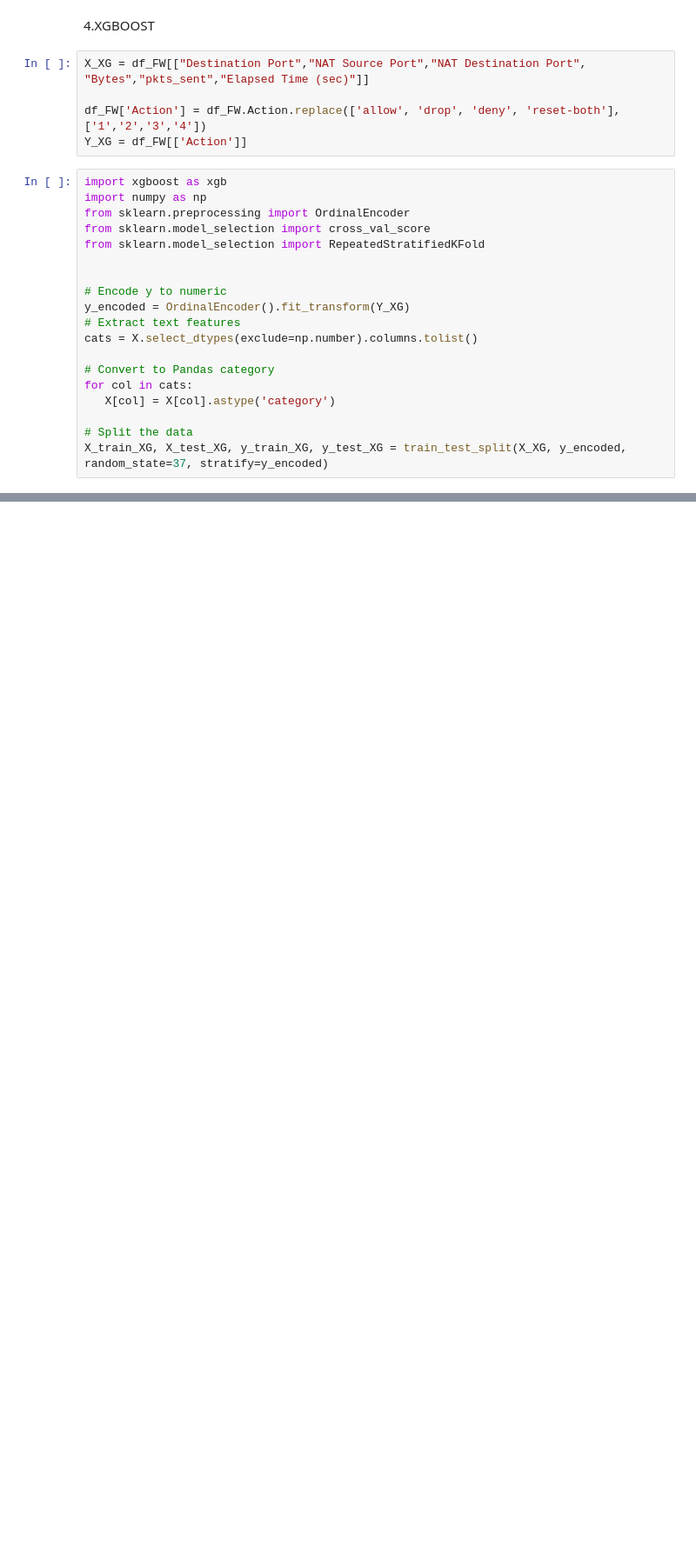
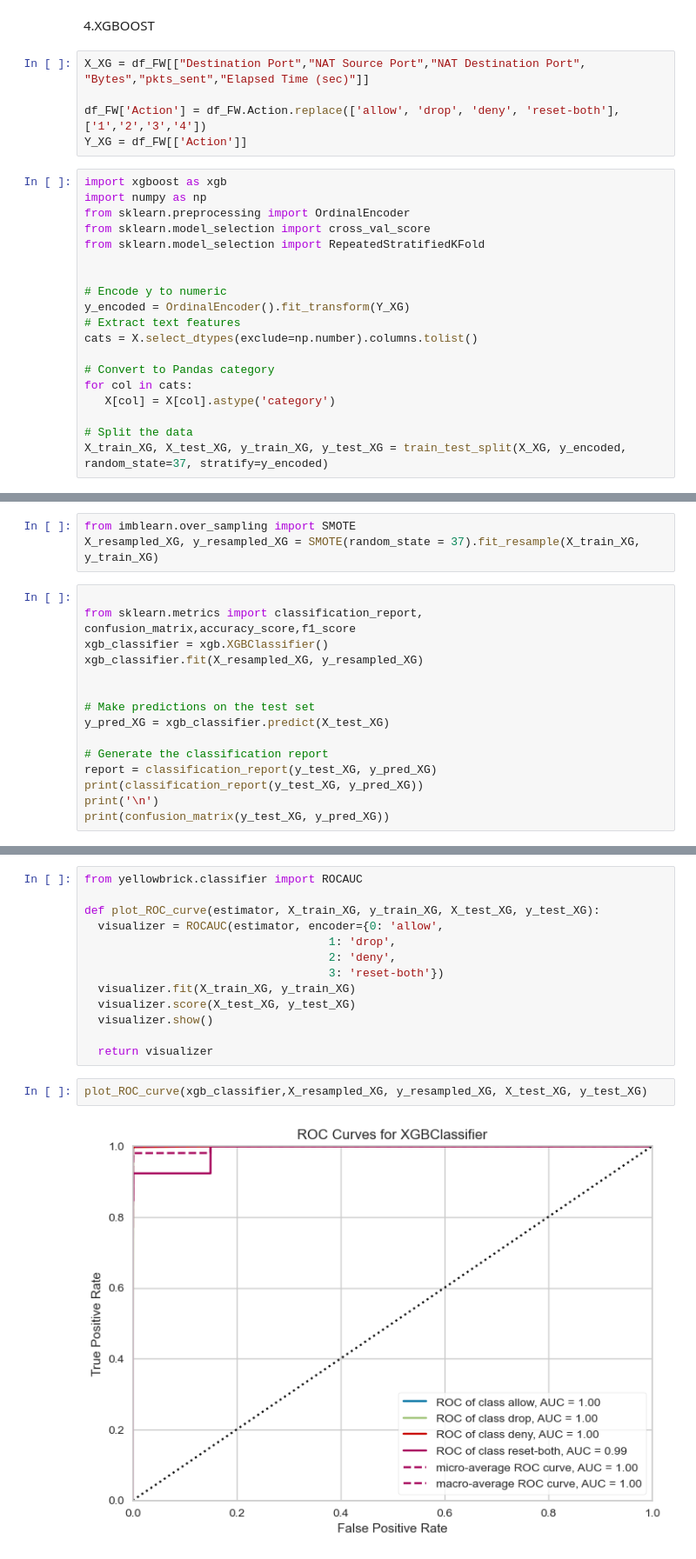
Before and after one commit to jaythitiw/Quiz_ML_Firewall, a Jupyter notebook: ALL_MODEL.ipynb, the cells around one changed output, grey strips where cells are left out. Shown at 87% size. Cells and saved outputs as stored; diff of their text form; blank space fills up the shorter version.

```diff
--- a/ALL_MODEL.ipynb
+++ b/ALL_MODEL.ipynb
@@ -393,0 +506,18 @@ weighted avg       1.00      1.00      1.00     16383
+# %%
+from imblearn.over_sampling import SMOTE
+X_resampled_XG, y_resampled_XG = SMOTE(random_state = 37).fit_resample(X_train_XG, y_train_XG)
+# %%
+
+from sklearn.metrics import classification_report, confusion_matrix,accuracy_score,f1_score
+xgb_classifier = xgb.XGBClassifier()
+xgb_classifier.fit(X_resampled_XG, y_resampled_XG)
+
+
+# Make predictions on the test set
+y_pred_XG = xgb_classifier.predict(X_test_XG)
+
+# Generate the classification report
+report = classification_report(y_test_XG, y_pred_XG)
+print(classification_report(y_test_XG, y_pred_XG))
+print('\n')
+print(confusion_matrix(y_test_XG, y_pred_XG))
@@ -393,0 +542,17 @@ weighted avg       1.00      1.00      1.00     16383
+# %%
+from yellowbrick.classifier import ROCAUC
+
+def plot_ROC_curve(estimator, X_train_XG, y_train_XG, X_test_XG, y_test_XG):
+  visualizer = ROCAUC(estimator, encoder={0: 'allow',
+                                    1: 'drop',
+                                    2: 'deny',
+                                    3: 'reset-both'})
+  visualizer.fit(X_train_XG, y_train_XG)
+  visualizer.score(X_test_XG, y_test_XG)
+  visualizer.show()
+
+  return visualizer
+# %%
+plot_ROC_curve(xgb_classifier,X_resampled_XG, y_resampled_XG, X_test_XG, y_test_XG)
+# %% [output]
+[figure, added]
```
Also changed, not shown: parts of 23 cells of this notebook.
